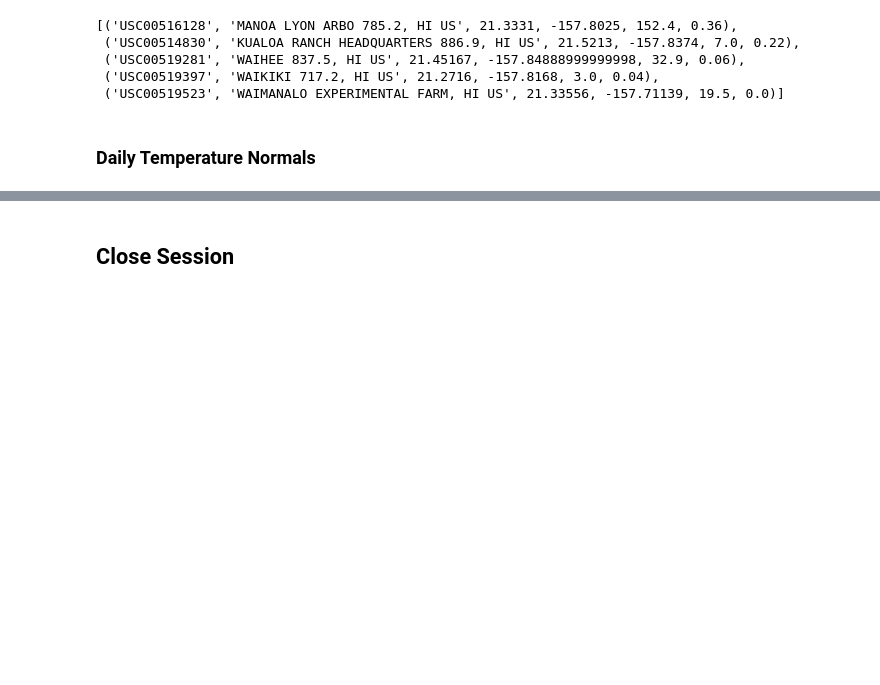
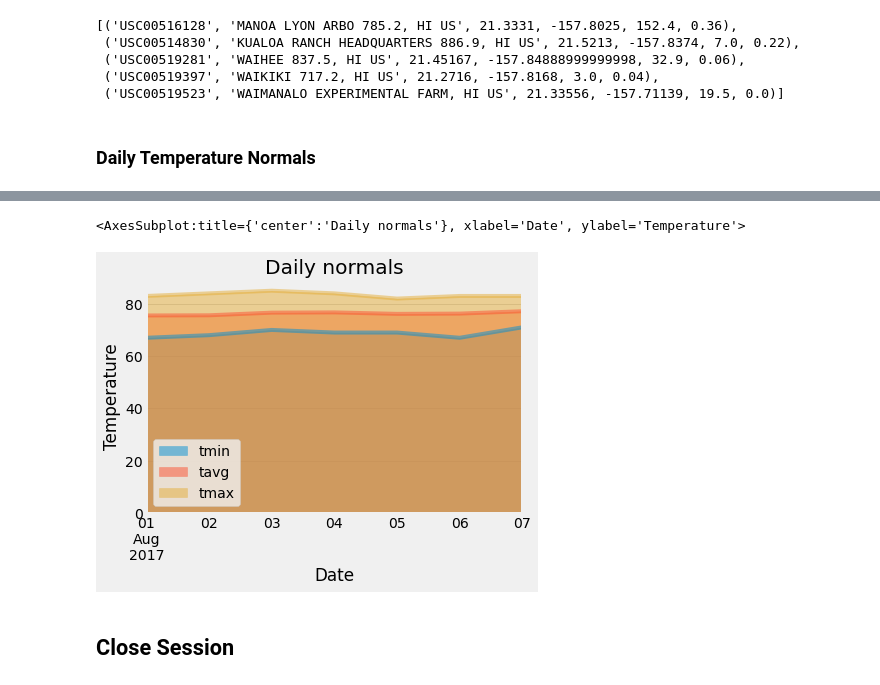
Before and after one commit to RealDreammaker/Hawaii-Rainfall-and-Temperature-Analysis, a Jupyter notebook: temp_analysis_bonus_2_starter.ipynb, the cells around one changed output, grey strips where cells are left out. Drawn from its saved outputs; the diff is of its cells as text; code cells hidden in the pictures; blank space fills up the shorter version.

```diff
--- a/temp_analysis_bonus_2_starter.ipynb
+++ b/temp_analysis_bonus_2_starter.ipynb
@@ -126,7 +126,7 @@ def daily_normals(date):
     """
 
     sel = [func.min(Measurement.tobs), func.avg(Measurement.tobs), func.max(Measurement.tobs)]
-    return session.query(*sel).filter(func.strftime("%m-%d", Measurement.date) == date).all()
+    return list(np.ravel(session.query(*sel).filter(func.strftime("%m-%d", Measurement.date) == date).all()))
 
 # For example
 daily_normals("01-01")
@@ -141,7 +141,7 @@ start_date = '2017-08-01'
 end_date = '2017-08-07'
 
 # Use the start and end date to create a range of dates
-date_range = pd.date_range(start_date,end_date)
+date_range = pd.date_range(start_date,end_date, freq = "D")
 
 # Strip off the year and save a list of strings in the format %m-%d
 strip_date_range = [x.strftime("%m-%d") for x in date_range]
@@ -160,0 +161,4 @@ normals
+# %%
+# transpose normals to a zipped list that can be easily convert to DataFrame
+zipnormal = list(zip(*normals))
+zipnormal
@@ -161,2 +175,5 @@ normals
 # %%
 # Load the previous query results into a Pandas DataFrame and add the `trip_dates` range as the `date` index
+df = pd.DataFrame({"tmin" : zipnormal[0],
+                  "tavg" : zipnormal[1],
+                  "tmax" : zipnormal[2]}, index = date_range)
@@ -163,5 +191,9 @@ normals
 # %%
 # Plot the daily normals as an area plot with `stacked=False`
+df.plot.area(stacked=False, xlabel = "Date", ylabel = "Temperature", title = "Daily normals")
+# %% [output]
+<AxesSubplot:title={'center':'Daily normals'}, xlabel='Date', ylabel='Temperature'>
+[figure, added]
 # %% [markdown]
 ## Close Session
 # %%
```
Also changed, not shown: parts of 4 cells of this notebook.
